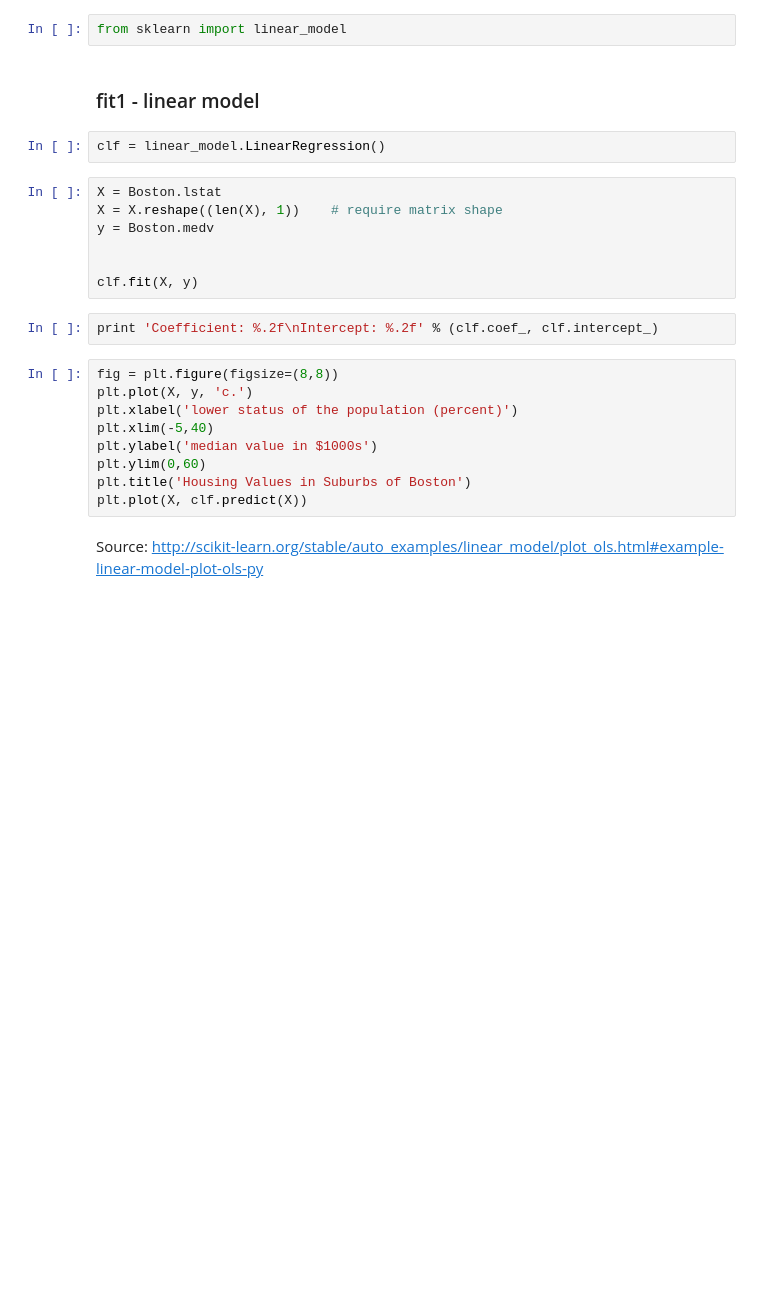
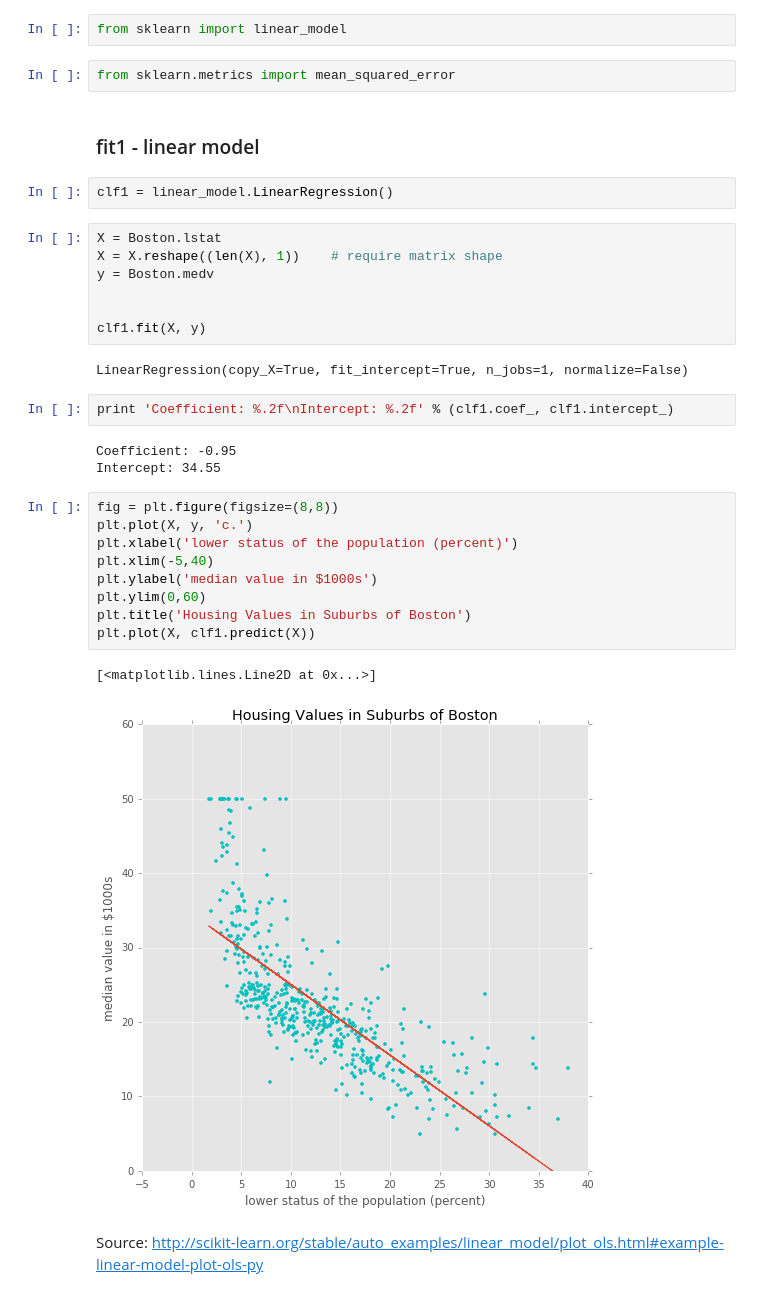
Before and after one commit to GucciTheCarpenter/ISLR_labs, a Jupyter notebook: ch03_Linear_Regression/regression.ipynb, the cells around one changed output. Cells and saved outputs as stored; diff of their text form; blank space fills up the shorter version.

```diff
--- a/ch03_Linear_Regression/regression.ipynb
+++ b/ch03_Linear_Regression/regression.ipynb
@@ -385,28 +450,38 @@ plt.plot(Boston.lstat, Boston.medv, 'c.')
 Source: http://scikit-learn.org/stable/modules/linear_model.html
 # %%
 from sklearn import linear_model
+# %%
+from sklearn.metrics import mean_squared_error
 # %% [markdown]
 ### fit1 - linear model
 # %%
-clf = linear_model.LinearRegression()
+clf1 = linear_model.LinearRegression()
 # %%
 X = Boston.lstat
 X = X.reshape((len(X), 1))    # require matrix shape
 y = Boston.medv
 
 
-clf.fit(X, y)
+clf1.fit(X, y)
+# %% [output]
+LinearRegression(copy_X=True, fit_intercept=True, n_jobs=1, normalize=False)
 # %%
-print 'Coefficient: %.2f\nIntercept: %.2f' % (clf.coef_, clf.intercept_)
+print 'Coefficient: %.2f\nIntercept: %.2f' % (clf1.coef_, clf1.intercept_)
+# %% [output]
+Coefficient: -0.95
+Intercept: 34.55
 # %%
 fig = plt.figure(figsize=(8,8))
 plt.plot(X, y, 'c.')
 plt.xlabel('lower status of the population (percent)')
 plt.xlim(-5,40)
 plt.ylabel('median value in $1000s')
 plt.ylim(0,60)
 plt.title('Housing Values in Suburbs of Boston')
-plt.plot(X, clf.predict(X))
+plt.plot(X, clf1.predict(X))
+# %% [output]
+[<matplotlib.lines.Line2D at 0x...>]
+[figure, added]
 # %% [markdown]
 Source: http://scikit-learn.org/stable/auto_examples/linear_model/plot_ols.html#example-linear-model-plot-ols-py
 # %%
```
Also changed, not shown: parts of 31 cells of this notebook.
